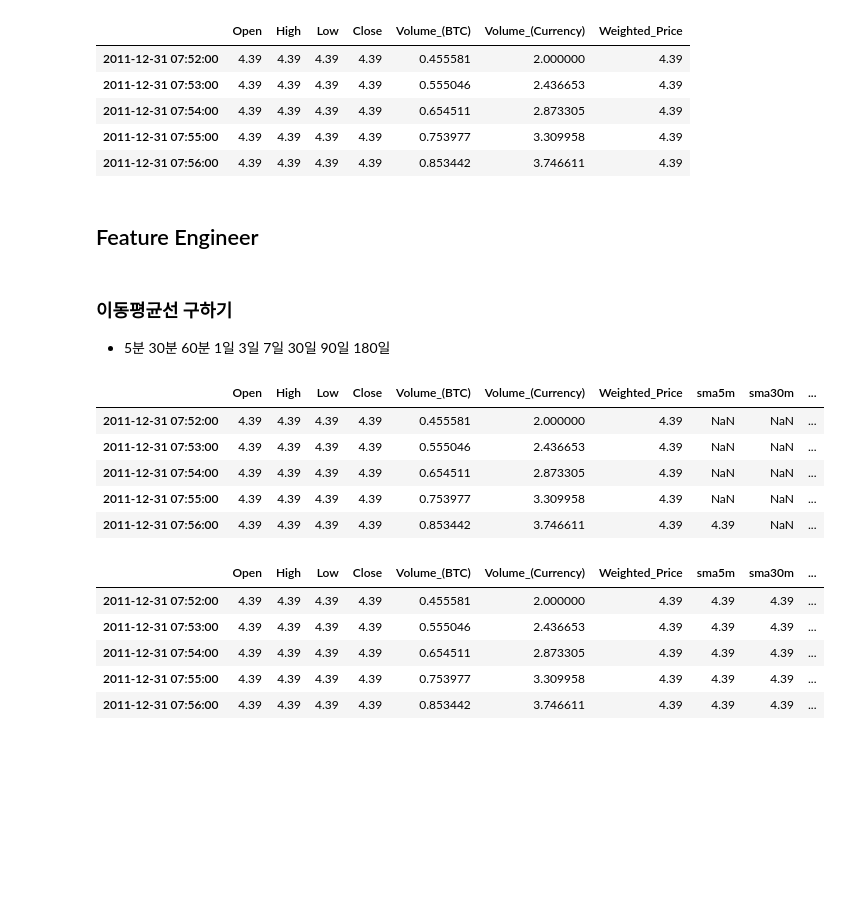
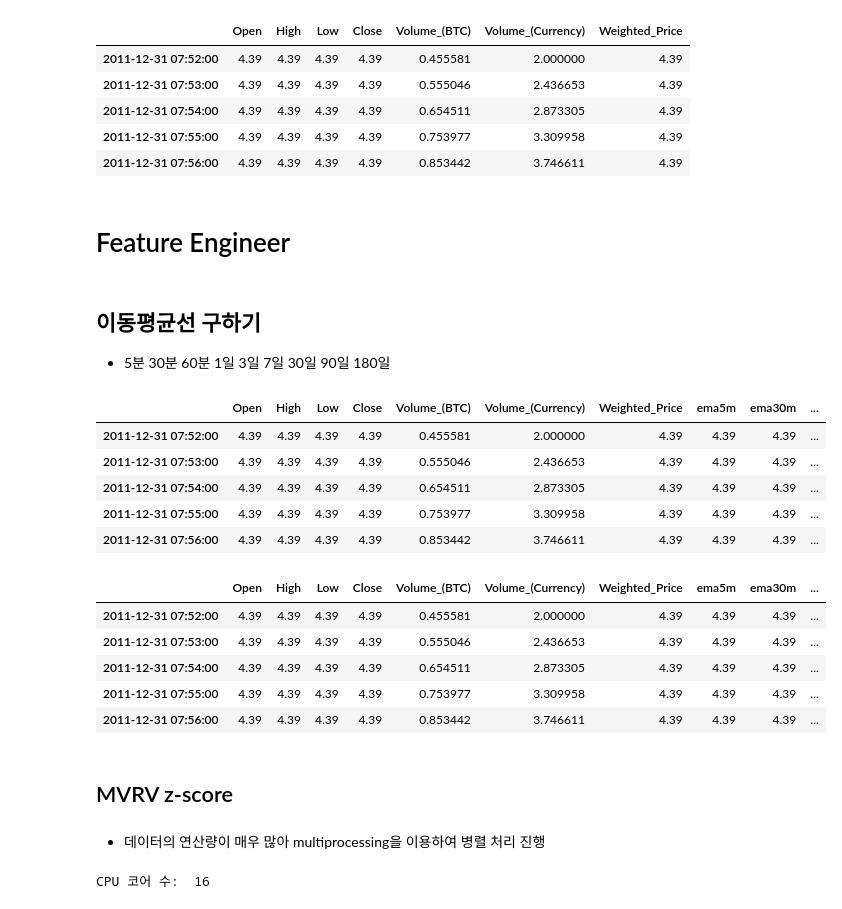
Before and after one commit to sejin-k/Coin-Prediction, a Jupyter notebook: Coin_EDA.ipynb, the cells around one changed output. Saved outputs shown, nothing was run; the diff lists cells and outputs as text; code cells hidden in the pictures; blank space fills up the shorter version.

```diff
--- a/Coin_EDA.ipynb
+++ b/Coin_EDA.ipynb
@@ -33,38 +33,61 @@ btc_df.head()
 | 2011-12-31 07:55:00 | 4.39 | 4.39 | 4.39 | 4.39 | 0.753977 | 3.309958 | 4.39 |
 | 2011-12-31 07:56:00 | 4.39 | 4.39 | 4.39 | 4.39 | 0.853442 | 3.746611 | 4.39 |
 # %% [markdown]
-## Feature Engineer
+# Feature Engineer
 # %% [markdown]
-### 이동평균선 구하기
+## 이동평균선 구하기
 * 5분 30분 60분 1일 3일 7일 30일 90일 180일
 # %%
-sma_col_name = ['sma5m', 'sma30m', 'sma60m', 'sma1d', 'sma3d', 'sma7d', 'sma30d', 'sma90d', 'sma180d']
-sma_mins = [5, 30, 60, 1440, 1440*3, 1440*7, 1440*30, 1440*90, 1440*180]
+ema_col_name = ['ema5m', 'ema30m', 'ema60m', 'ema1d', 'ema3d']
+sma_col_name = ['sma7d', 'sma30d', 'sma90d', 'sma180d']
+ema_mins = [5, 30, 60, 1440, 1440*3]
+sma_mins = [1440*7, 1440*30, 1440*90, 1440*180]
+ema_zip = zip(ema_col_name, ema_mins)
 sma_zip = zip(sma_col_name, sma_mins)
 # %%
-def sma_x(data, min_=5):
-
+def sma_x(data, min_=1440*7):
+    '''단순이동평균 함수'''
     return data['Close'].rolling(min_).mean()
+# %%
+def ema_x(data, min_=5):
+    '''지수이동평균 함수'''
+    return data['Close'].ewm(min_).mean()
 # %%
+for name, m in ema_zip:
+    btc_df[name] = ema_x(btc_df, m)
+
 for name, m in sma_zip:
     btc_df[name] = sma_x(btc_df, m)
 btc_df.head()
 # %% [output]
-|  | Open | High | Low | Close | Volume_(BTC) | Volume_(Currency) | Weighted_Price | sma5m | sma30m | ... |
-| 2011-12-31 07:52:00 | 4.39 | 4.39 | 4.39 | 4.39 | 0.455581 | 2.000000 | 4.39 | NaN | NaN | ... |
-| 2011-12-31 07:53:00 | 4.39 | 4.39 | 4.39 | 4.39 | 0.555046 | 2.436653 | 4.39 | NaN | NaN | ... |
-| 2011-12-31 07:54:00 | 4.39 | 4.39 | 4.39 | 4.39 | 0.654511 | 2.873305 | 4.39 | NaN | NaN | ... |
-| 2011-12-31 07:55:00 | 4.39 | 4.39 | 4.39 | 4.39 | 0.753977 | 3.309958 | 4.39 | NaN | NaN | ... |
-| 2011-12-31 07:56:00 | 4.39 | 4.39 | 4.39 | 4.39 | 0.853442 | 3.746611 | 4.39 | 4.39 | NaN | ... |
+|  | Open | High | Low | Close | Volume_(BTC) | Volume_(Currency) | Weighted_Price | ema5m | ema30m | ... |
+| 2011-12-31 07:52:00 | 4.39 | 4.39 | 4.39 | 4.39 | 0.455581 | 2.000000 | 4.39 | 4.39 | 4.39 | ... |
+| 2011-12-31 07:53:00 | 4.39 | 4.39 | 4.39 | 4.39 | 0.555046 | 2.436653 | 4.39 | 4.39 | 4.39 | ... |
+| 2011-12-31 07:54:00 | 4.39 | 4.39 | 4.39 | 4.39 | 0.654511 | 2.873305 | 4.39 | 4.39 | 4.39 | ... |
+| 2011-12-31 07:55:00 | 4.39 | 4.39 | 4.39 | 4.39 | 0.753977 | 3.309958 | 4.39 | 4.39 | 4.39 | ... |
+| 2011-12-31 07:56:00 | 4.39 | 4.39 | 4.39 | 4.39 | 0.853442 | 3.746611 | 4.39 | 4.39 | 4.39 | ... |
 # %%
 # 앞부분 연속 데이터가 없어 결측치 발생
 # 초기에는 변화가 크지 않으므로 뒤에서부터 채움
 btc_df.interpolate(limit_direction="backward", inplace=True)
 btc_df.head()
 # %% [output]
-|  | Open | High | Low | Close | Volume_(BTC) | Volume_(Currency) | Weighted_Price | sma5m | sma30m | ... |
+|  | Open | High | Low | Close | Volume_(BTC) | Volume_(Currency) | Weighted_Price | ema5m | ema30m | ... |
 | 2011-12-31 07:52:00 | 4.39 | 4.39 | 4.39 | 4.39 | 0.455581 | 2.000000 | 4.39 | 4.39 | 4.39 | ... |
 | 2011-12-31 07:53:00 | 4.39 | 4.39 | 4.39 | 4.39 | 0.555046 | 2.436653 | 4.39 | 4.39 | 4.39 | ... |
 | 2011-12-31 07:54:00 | 4.39 | 4.39 | 4.39 | 4.39 | 0.654511 | 2.873305 | 4.39 | 4.39 | 4.39 | ... |
 | 2011-12-31 07:55:00 | 4.39 | 4.39 | 4.39 | 4.39 | 0.753977 | 3.309958 | 4.39 | 4.39 | 4.39 | ... |
 | 2011-12-31 07:56:00 | 4.39 | 4.39 | 4.39 | 4.39 | 0.853442 | 3.746611 | 4.39 | 4.39 | 4.39 | ... |
+# %% [markdown]
+## MVRV z-score
+# %% [markdown]
+* 데이터의 연산량이 매우 많아 multiprocessing을 이용하여 병렬 처리 진행
+# %%
+import multiprocessing as mp
+from multiprocessing import Pool
+import os
+
+num_cores = mp.cpu_count() # cpu의 코어 수를 반환
+print("CPU 코어 수: ", num_cores)
+# %% [output]
+CPU 코어 수:  16
```
Also changed, not shown: parts of 20 cells of this notebook.
